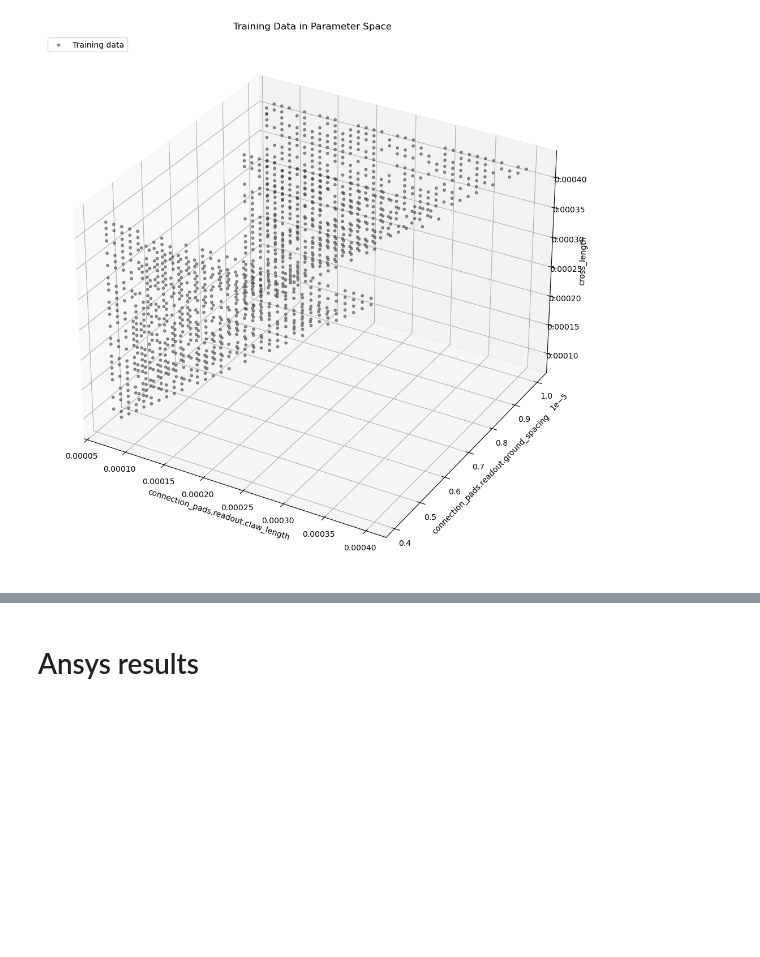
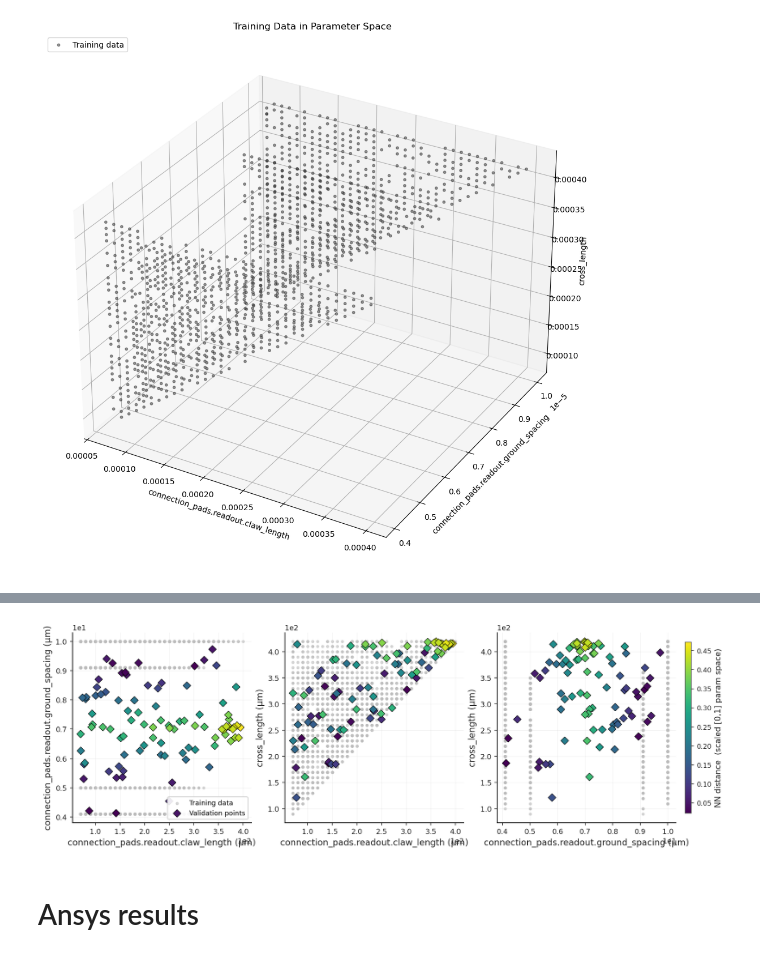
Before and after one commit to CosmiQuantum/ML_qubit_design, a Jupyter notebook: model_predict_qubit-TransmonCross-Hamiltonian_params/ml_14_surrogate_stress_test.ipynb, the cells around one changed output, grey strips where cells are left out. Saved outputs shown, nothing was run; the diff lists cells and outputs as text; code cells hidden in the pictures; blank space fills up the shorter version.

Commit message:
added plot for random samples

```diff
--- a/model_predict_qubit-TransmonCross-Hamiltonian_params/ml_14_surrogate_stress_test.ipynb
+++ b/model_predict_qubit-TransmonCross-Hamiltonian_params/ml_14_surrogate_stress_test.ipynb
@@ -473,3 +494,97 @@ plt.show()
+# %%
+# ================================================================
+# Paper figure: 2D pair plots of the 90 validation points inside
+# the training cloud, colored by NN-distance to nearest training
+# point. Three projections give an unambiguous view without
+# matplotlib's 3D occlusion / depth-sort issues.
+# ================================================================
+
+#paper-style typography matching earlier figures in the paper
+TEXT_MAIN = "#222222"
+TEXT_DIM  = "#555555"
+
+plt.rcParams.update({
+    "text.usetex":      False,
+    "mathtext.fontset": "cm",
+    "font.family":      "sans-serif",
+    "font.sans-serif":  ["Helvetica", "Arial", "DejaVu Sans"],
+    "axes.labelcolor":  TEXT_MAIN,
+    "xtick.color":      TEXT_MAIN,
+    "ytick.color":      TEXT_MAIN,
+    "axes.edgecolor":   TEXT_DIM,
+    "axes.labelsize":   11,
+    "xtick.labelsize":  9,
+    "ytick.labelsize":  9,
+    "legend.fontsize":  9,
+    "figure.dpi":       150,
+})
+
+cont_indices = [j for j in range(len(qiskit_param_names)) if not is_integer_param[j]]
+if len(cont_indices) >= 3:
+    p0, p1, p2 = cont_indices[0], cont_indices[1], cont_indices[2]
+else:
+    p0, p1, p2 = 0, 1, 2
+
+short_names = {p: qiskit_param_names[p].replace('design_options.', '')
+               for p in (p0, p1, p2)}
+pair_indices = [(p0, p1), (p0, p2), (p1, p2)]
+panel_tags   = ['', '', '']
+
+#shared color scale across all three panels
+vmin, vmax = selected_nn_dist.min(), selected_nn_dist.max()
+
+fig, axes = plt.subplots(1, 3, figsize=(12, 4), constrained_layout=True)
+
+UM = 1e6  # meters -> micrometers
+
+for ax, (i, j), tag in zip(axes, pair_indices, panel_tags):
+    #training data in background
+    ax.scatter(X_train_unscaled[:, i] * UM, X_train_unscaled[:, j] * UM,
+               c='#BBBBBB', s=9, alpha=0.55,
+               label='Training data', zorder=1, rasterized=True)
+    #90 validation points, colored by NN distance
+    sc = ax.scatter(selected_params_unscaled[:, i] * UM,
+                    selected_params_unscaled[:, j] * UM,
+                    c=selected_nn_dist, cmap='viridis',
+                    vmin=vmin, vmax=vmax,
+                    s=48, marker='D', edgecolors='black', linewidths=0.6,
+                    label='Validation points', zorder=3)
+    ax.set_xlabel(f'{short_names[i]} (μm)')
+    ax.set_ylabel(f'{short_names[j]} (μm)')
+    ax.grid(True, alpha=0.25, color='#CCCCCC', linewidth=0.7)
+
+    #panel tag (a/b/c) top-left
+    ax.text(0.02, 0.98, tag, transform=ax.transAxes,
+            fontsize=11, fontweight='bold', va='top', ha='left',
+            color=TEXT_MAIN)
+
+    #clean spines - match paper style
+    for spine in ['bottom', 'left']:
+        ax.spines[spine].set_edgecolor('black')
+        ax.spines[spine].set_linewidth(1.0)
+    for spine in ['top', 'right']:
+        ax.spines[spine].set_visible(False)
+
+    #force scientific notation on both axes so labels stay compact
+    ax.ticklabel_format(axis='both', style='sci', scilimits=(0, 0))
+
+#single legend on the first panel
+axes[0].legend(loc='lower right', fontsize=8.5,
+               framealpha=0.9, edgecolor='#CCCCCC')
+
+#shared colorbar on the right
+cbar = fig.colorbar(sc, ax=axes, shrink=0.9, aspect=28, pad=0.015)
+cbar.set_label('NN distance  (scaled [0,1] param space)',
+               fontsize=10, color=TEXT_MAIN)
+cbar.ax.tick_params(labelsize=8.5)
+cbar.outline.set_edgecolor(TEXT_DIM)
+cbar.outline.set_linewidth(0.8)
+
+plt.savefig('plots/surrogate_stress_random_points_pairs.pdf',
+            bbox_inches='tight', dpi=300)
+plt.show()
+# %% [output]
+[figure, added]
 # %% [markdown]
 # Ansys results
 # %%
```
Also changed, not shown: parts of 11 cells of this notebook, 14 other files.
